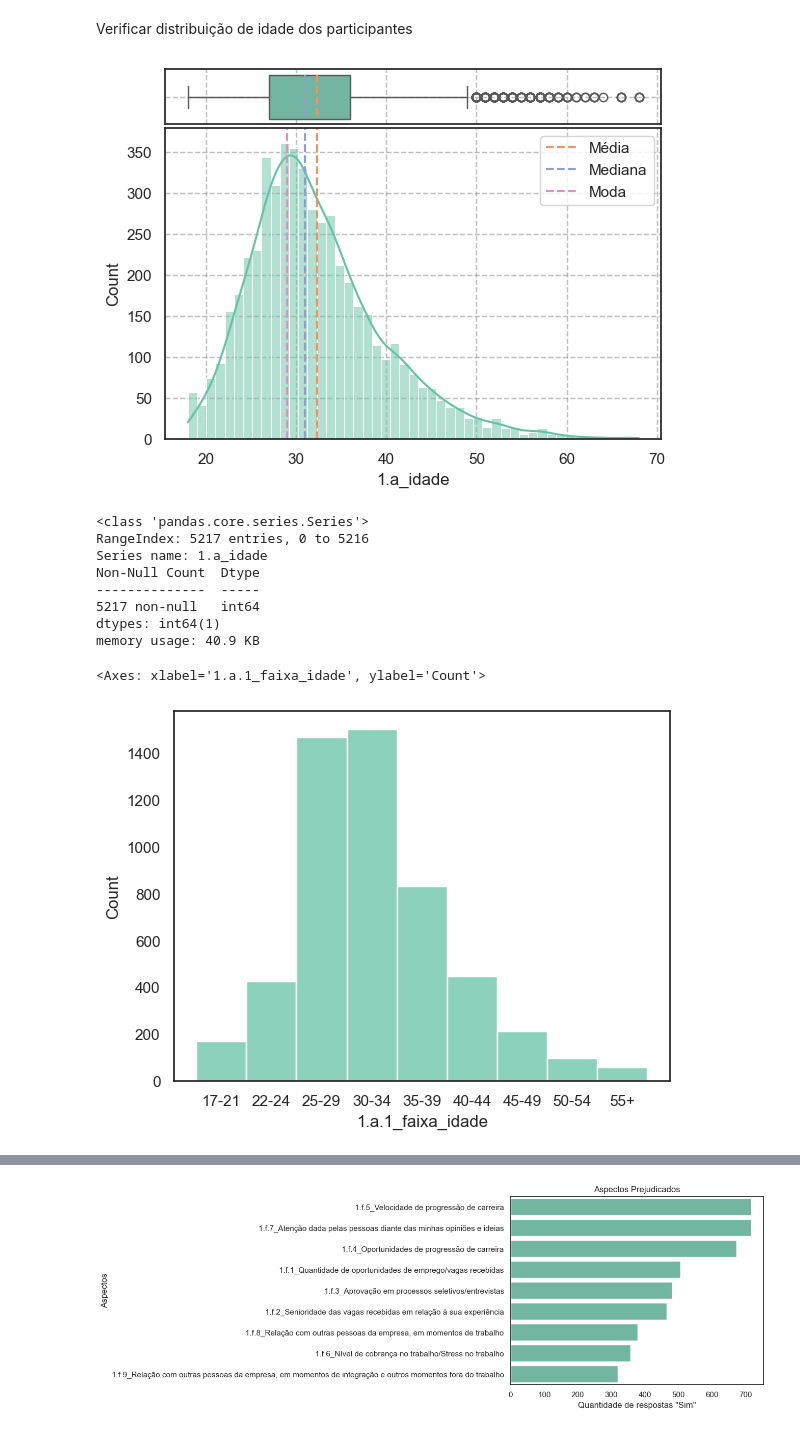
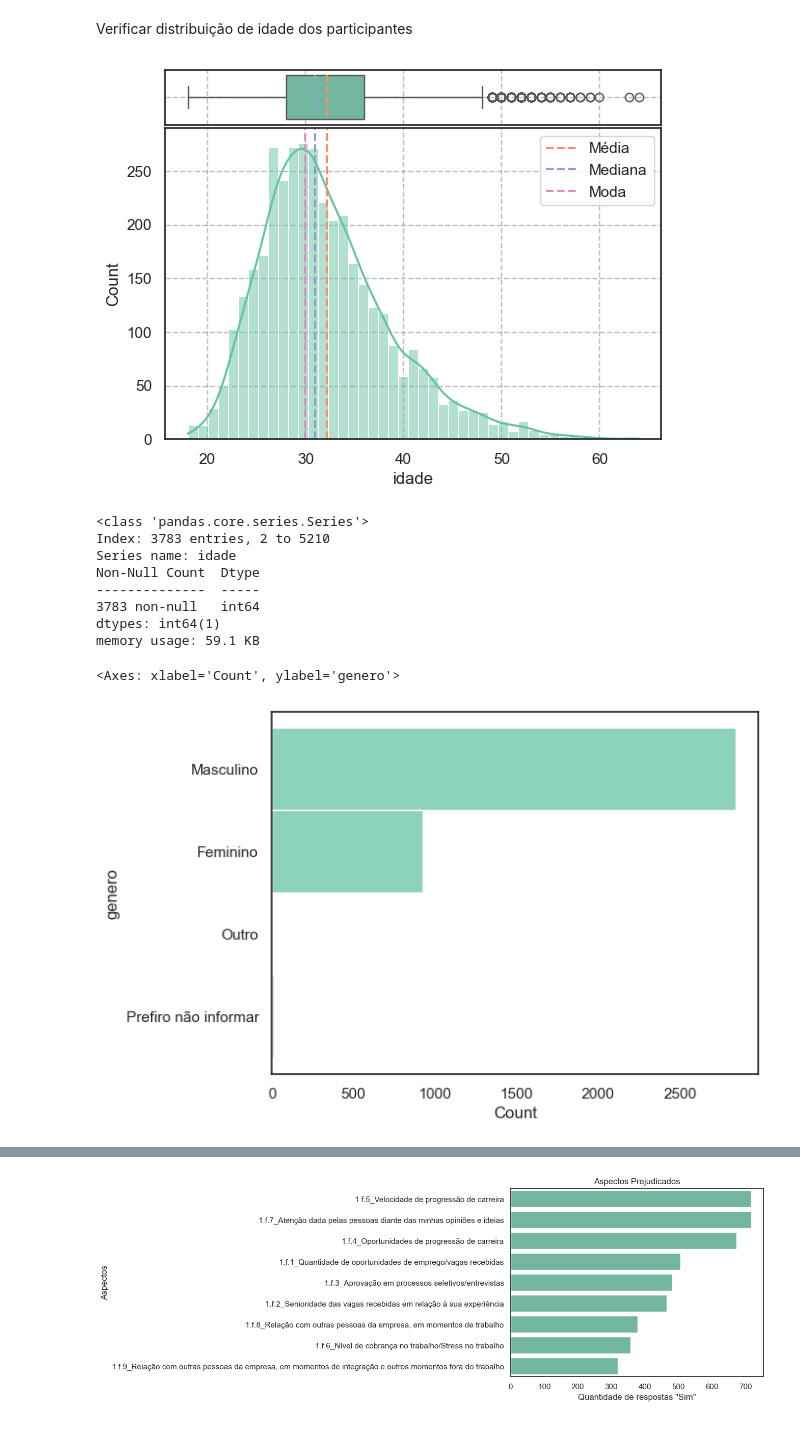
Before and after one commit to djgabriel93/State_of_Data_Brazil, a Jupyter notebook: notebooks/01-gd-tratamento-dados.ipynb, the cells around one changed output, grey strips where cells are left out. Saved outputs shown, nothing was run; the diff lists cells and outputs as text; code cells hidden in the pictures.

```diff
--- a/notebooks/01-gd-tratamento-dados.ipynb
+++ b/notebooks/01-gd-tratamento-dados.ipynb
@@ -176 +153,3 @@ parte1 = [
+# %%
+base.columns = colunas_renomeadas
 # %%
@@ -195,0 +219,2 @@ memory usage: 1.2+ MB
+# %%
+base = base.dropna(axis=0,subset='faixa_salarial')
@@ -195,0 +281,2 @@ memory usage: 1.2+ MB
+# %%
+base = base[base['situação_de_trabalho'] == "Empregado (CLT)"]
@@ -256,0 +400,8 @@ Essas colunas foram formatados para o tipo categórico e renomeados para "Sim" o
+# %%
+base["faixa_salarial"] = pd.Categorical(
+    base["faixa_salarial"],
+    categories=ordem_salario,
+    ordered=True
+)
+
+base["faixa_salarial"].head()
@@ -257,22 +416,22 @@ Essas colunas foram formatados para o tipo categórico e renomeados para "Sim" o
 # %% [markdown]
 Verificar distribuição de idade dos participantes
 # %%
-composicao_histograma_boxplot(base, '1.a_idade' , intervalos="auto")
+composicao_histograma_boxplot(base, 'idade' , intervalos="auto")
 # %% [output]
-[figure, old version]
+[figure, new version]
 # %%
-base['1.a_idade'].info()
+base['idade'].info()
 # %% [output]
 <class 'pandas.core.series.Series'>
-RangeIndex: 5217 entries, 0 to 5216
-Series name: 1.a_idade
+Index: 3783 entries, 2 to 5210
+Series name: idade
 Non-Null Count  Dtype
 --------------  -----
-5217 non-null   int64
+3783 non-null   int64
 dtypes: int64(1)
-memory usage: 40.9 KB
+memory usage: 59.1 KB
 # %%
-sns.histplot(data=base, x='1.a.1_faixa_idade')
+sns.histplot(data=base, y='genero')
 # %% [output]
-<Axes: xlabel='1.a.1_faixa_idade', ylabel='Count'>
+<Axes: xlabel='Count', ylabel='genero'>
-[figure, old version]
+[figure, new version]
```
Also changed, not shown: parts of 66 cells of this notebook.
